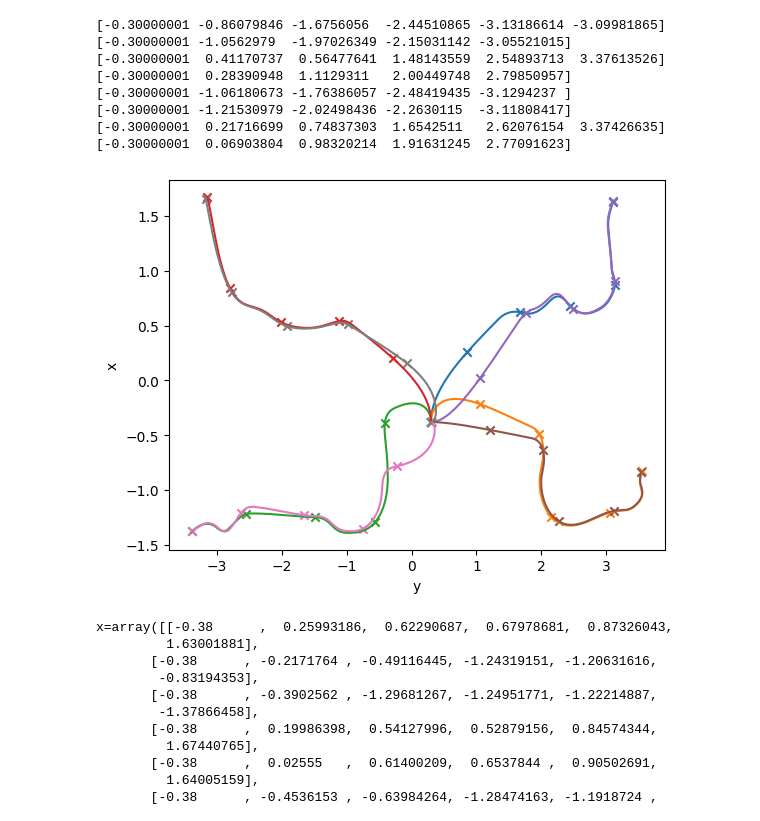
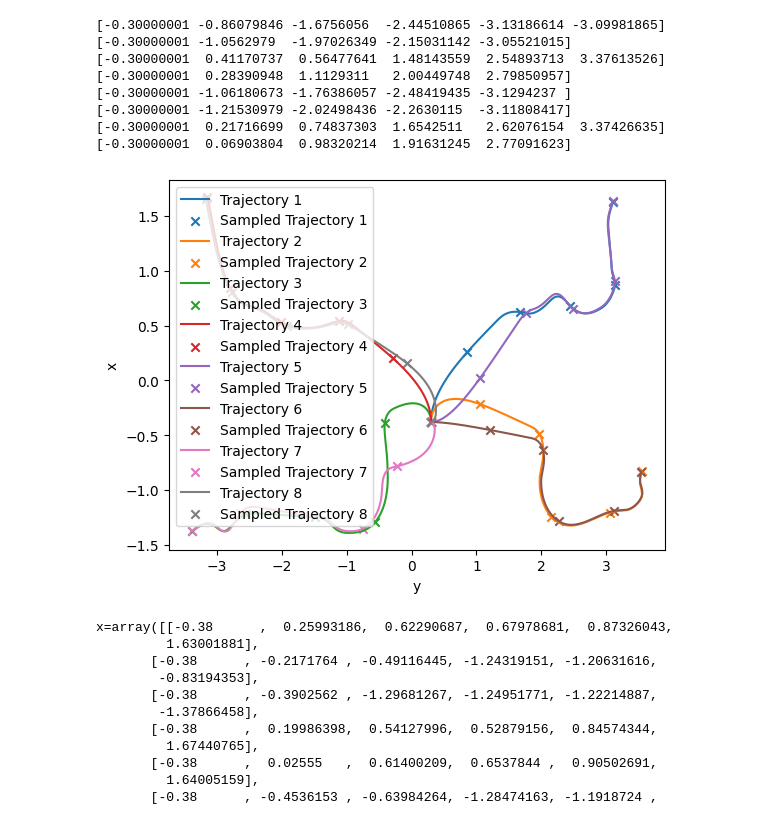
Before and after one commit to rizqisubeno/turtlebot3_AIRL_Project, a Jupyter notebook: turtlebot3_webots_project/controllers/Agent/pid_traj_visualization.ipynb, the cells around one changed output. Drawn from its saved outputs; the diff is of its cells as text; code cells hidden in the pictures.

```diff
--- a/turtlebot3_webots_project/controllers/Agent/pid_traj_visualization.ipynb
+++ b/turtlebot3_webots_project/controllers/Agent/pid_traj_visualization.ipynb
@@ -26,33 +26,33 @@ for file_name in os.listdir(goal_traj_folder):
 # %%
 sampling_point = 5
 x = np.zeros(shape=(8,sampling_point+1))
 y = np.zeros(shape=(8,sampling_point+1))
 for i in range(1, 9):
     plt.plot(-globals()[f'traj_{i}_y'], globals()[f'traj_{i}_x'], label=f'Trajectory {i}')
     sampled_y = globals()[f'traj_{i}_y'][::len(globals()[f'traj_{i}_y'])//sampling_point]
     sampled_x = globals()[f'traj_{i}_x'][::len(globals()[f'traj_{i}_x'])//sampling_point]
     print(sampled_y)
     if(len(sampled_y) == 5):
         sampled_y = np.append(sampled_y, globals()[f'traj_{i}_y'][-1])
     if(len(sampled_x) == 5):
         sampled_x = np.append(sampled_x, globals()[f'traj_{i}_x'][-1])
     x[i-1] = sampled_x
     y[i-1] = sampled_y
     plt.scatter(-sampled_y, sampled_x, label=f'Sampled Trajectory {i}', marker='x')
     plt.xlabel('y')
     plt.ylabel('x')
-# plt.legend()
+plt.legend()
 plt.show()
 # %% [output]
 [-0.30000001 -0.86079846 -1.6756056  -2.44510865 -3.13186614 -3.09981865]
 [-0.30000001 -1.0562979  -1.97026349 -2.15031142 -3.05521015]
 [-0.30000001  0.41170737  0.56477641  1.48143559  2.54893713  3.37613526]
 [-0.30000001  0.28390948  1.1129311   2.00449748  2.79850957]
 [-0.30000001 -1.06180673 -1.76386057 -2.48419435 -3.1294237 ]
 [-0.30000001 -1.21530979 -2.02498436 -2.2630115  -3.11808417]
 [-0.30000001  0.21716699  0.74837303  1.6542511   2.62076154  3.37426635]
 [-0.30000001  0.06903804  0.98320214  1.91631245  2.77091623]
-[figure, old version]
+[figure, new version]
 # %%
 print(f"{x=}")
 print(f"{y=}")
```
Also changed, not shown: parts of 3 cells of this notebook, 2 other files.
